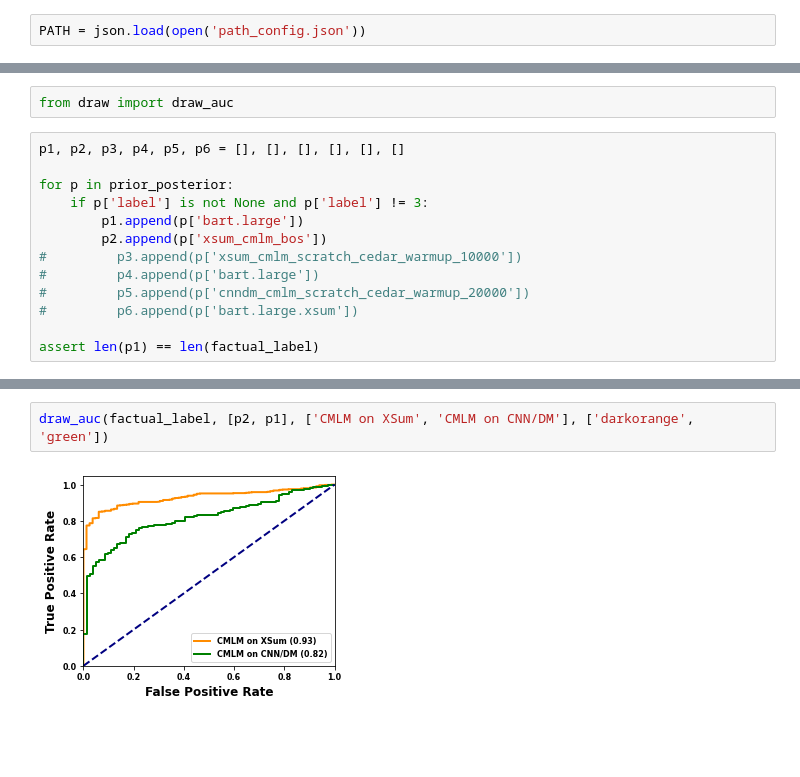
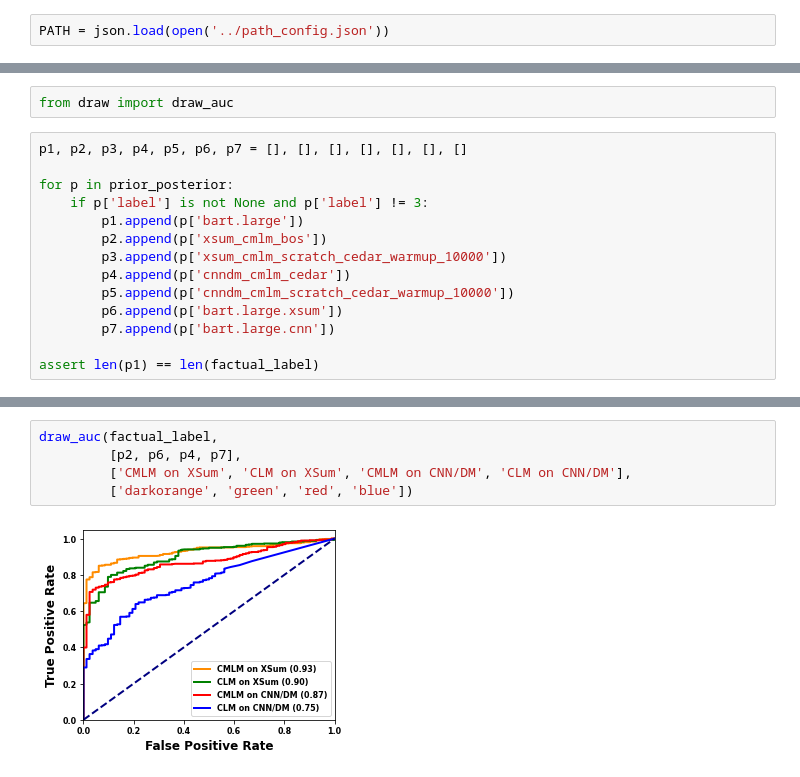
Before and after one commit to mcao610/hallucination_detection, a Jupyter notebook: notebooks/probability_analysis.ipynb, the cells around one changed output, grey strips where cells are left out. Saved outputs shown, nothing was run; the diff lists cells and outputs as text; blank space fills up the shorter version.

```diff
--- a/notebooks/probability_analysis.ipynb
+++ b/notebooks/probability_analysis.ipynb
@@ -3,7 +3,7 @@ import json
 
 from utils import read_lines
 # %%
-PATH = json.load(open('path_config.json'))
+PATH = json.load(open('../path_config.json'))
 # %% [markdown]
 #### Read XSum
 # %%
@@ -298,15 +305,16 @@ weighted avg     0.8977    0.8931    0.8952       636
 # %%
 from draw import draw_auc
 # %%
-p1, p2, p3, p4, p5, p6 = [], [], [], [], [], []
+p1, p2, p3, p4, p5, p6, p7 = [], [], [], [], [], [], []
 
 for p in prior_posterior:
     if p['label'] is not None and p['label'] != 3:
         p1.append(p['bart.large'])
         p2.append(p['xsum_cmlm_bos'])
-#         p3.append(p['xsum_cmlm_scratch_cedar_warmup_10000'])
-#         p4.append(p['bart.large'])
-#         p5.append(p['cnndm_cmlm_scratch_cedar_warmup_20000'])
-#         p6.append(p['bart.large.xsum'])
+        p3.append(p['xsum_cmlm_scratch_cedar_warmup_10000'])
+        p4.append(p['cnndm_cmlm_cedar'])
+        p5.append(p['cnndm_cmlm_scratch_cedar_warmup_10000'])
+        p6.append(p['bart.large.xsum'])
+        p7.append(p['bart.large.cnn'])
 
 assert len(p1) == len(factual_label)
@@ -313,4 +328,7 @@ assert len(p1) == len(factual_label)
 # %%
-draw_auc(factual_label, [p2, p1], ['CMLM on XSum', 'CMLM on CNN/DM'], ['darkorange', 'green'])
+draw_auc(factual_label,
+         [p2, p6, p4, p7],
+         ['CMLM on XSum', 'CLM on XSum', 'CMLM on CNN/DM', 'CLM on CNN/DM'],
+         ['darkorange', 'green', 'red', 'blue'])
 # %% [output]
-[figure, old version]
+[figure, new version]
```
Also changed, not shown: parts of 16 cells of this notebook, 15 other files.
